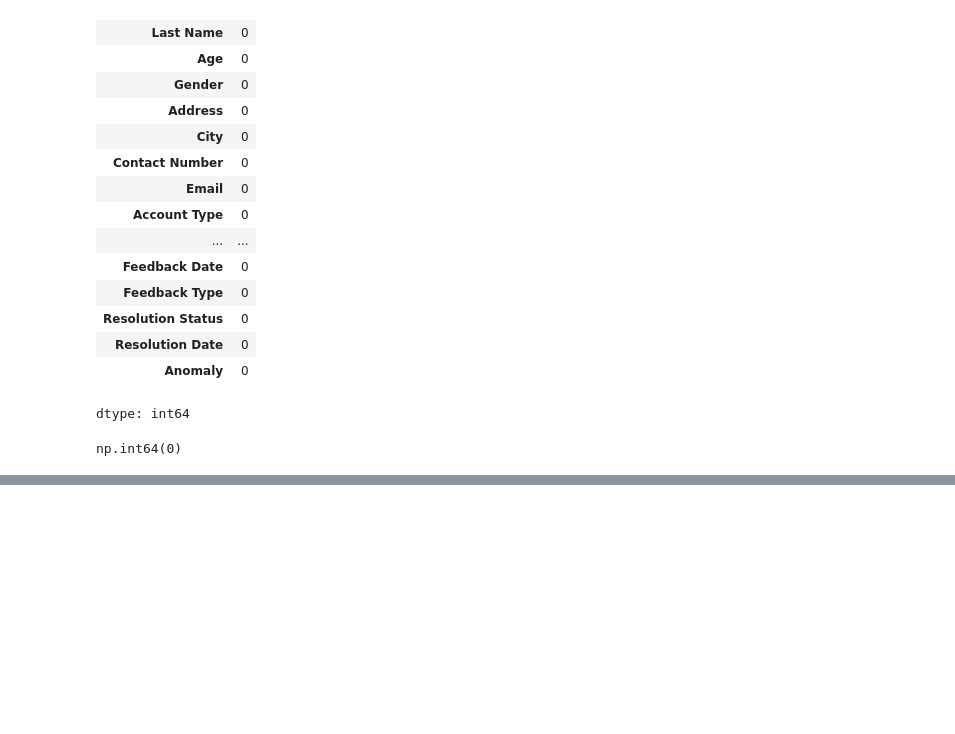
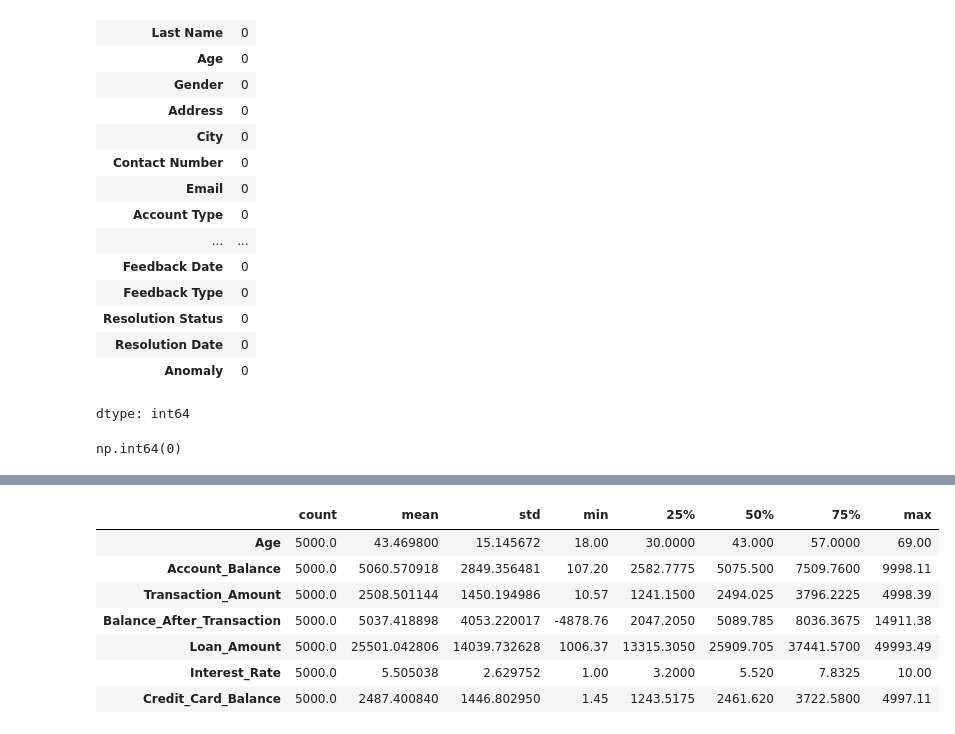
Before and after one commit to madhubalaselvaraj25-cell/Customer-Banking-Financial-Analytics-Using-Python-and-Power-BI, a Jupyter notebook: Customer_Banking_and_Financial_Analytics.ipynb, the cells around one changed output, grey strips where cells are left out. Cells and saved outputs as stored; diff of their text form; code cells hidden in the pictures; blank space fills up the shorter version.

```diff
--- a/Customer_Banking_and_Financial_Analytics.ipynb
+++ b/Customer_Banking_and_Financial_Analytics.ipynb
@@ -303,0 +308,6 @@ np.int64(0)
+# %%
+# Create a clean working copy
+
+df_clean = df.analysis.copy()
+
+df_clean.head()
@@ -303,0 +445,11 @@ np.int64(0)
+# %%
+# Convert date columns to datetime format
+
+df_clean['Account_Opening_Date'] = pd.to_datetime(
+    df_clean['Account_Opening_Date'],
+    errors='coerce'
+)
+df_clean['Transaction_Date'] = pd.to_datetime(
+    df_clean['Transaction_Date'],
+    errors='coerce'
+)
@@ -303,0 +511,25 @@ np.int64(0)
+# %%
+# Numerical variables selected for outlier analysis
+
+numeric_columns = [
+    'Age',
+    'Account_Balance',
+    'Transaction_Amount',
+    'Balance_After_Transaction',
+    'Loan_Amount',
+    'Interest_Rate',
+    'Credit_Card_Balance'
+]
+
+# Statistical summary
+
+df_clean[numeric_columns].describe().T
+# %% [output]
+|  | count | mean | std | min | 25% | 50% | 75% | max |
+| Age | 5000.0 | 43.469800 | 15.145672 | 18.00 | 30.0000 | 43.000 | 57.0000 | 69.00 |
+| Account_Balance | 5000.0 | 5060.570918 | 2849.356481 | 107.20 | 2582.7775 | 5075.500 | 7509.7600 | 9998.11 |
+| Transaction_Amount | 5000.0 | 2508.501144 | 1450.194986 | 10.57 | 1241.1500 | 2494.025 | 3796.2225 | 4998.39 |
+| Balance_After_Transaction | 5000.0 | 5037.418898 | 4053.220017 | -4878.76 | 2047.2050 | 5089.785 | 8036.3675 | 14911.38 |
+| Loan_Amount | 5000.0 | 25501.042806 | 14039.732628 | 1006.37 | 13315.3050 | 25909.705 | 37441.5700 | 49993.49 |
+| Interest_Rate | 5000.0 | 5.505038 | 2.629752 | 1.00 | 3.2000 | 5.520 | 7.8325 | 10.00 |
+| Credit_Card_Balance | 5000.0 | 2487.400840 | 1446.802950 | 1.45 | 1243.5175 | 2461.620 | 3722.5800 | 4997.11 |
```
Also changed, not shown: parts of 45 cells of this notebook.
